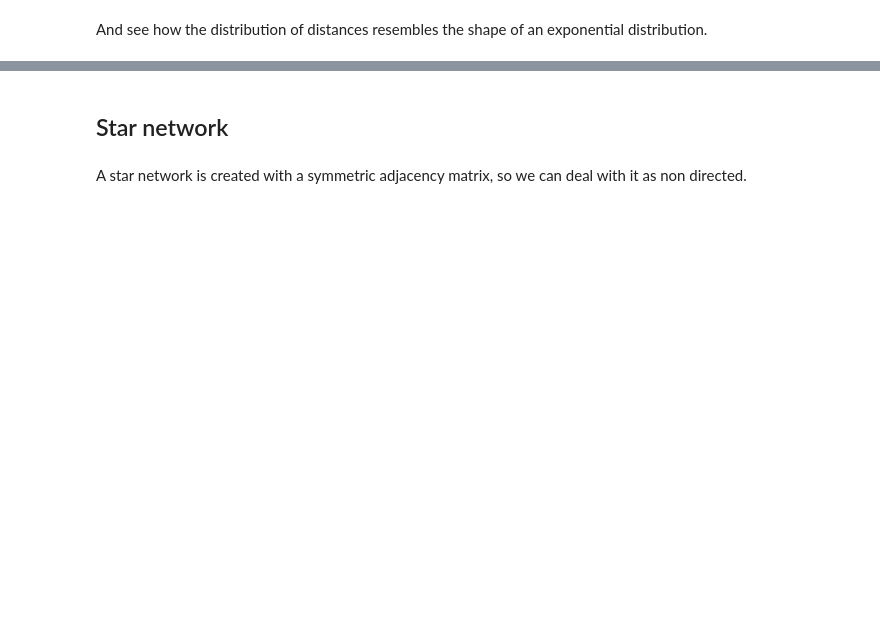
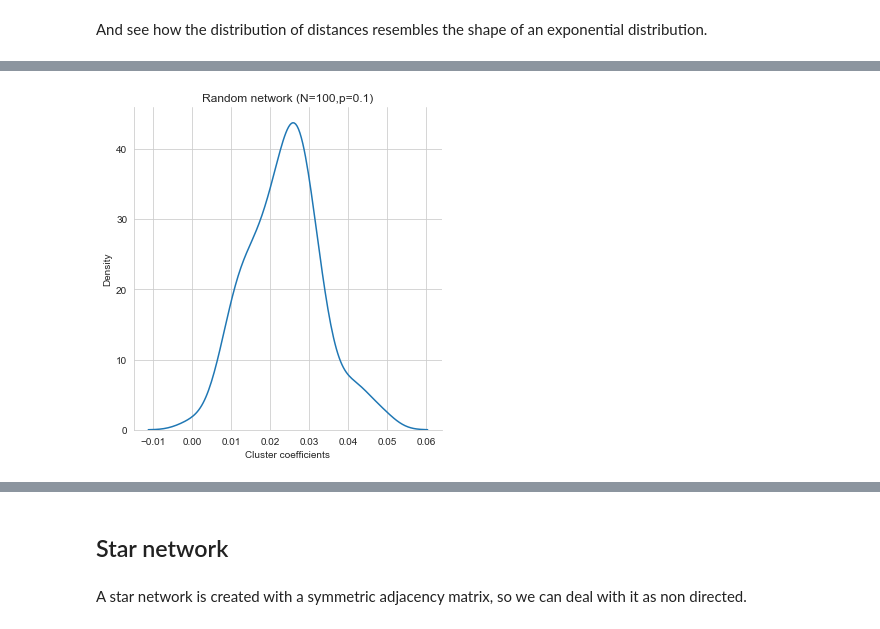
Before and after one commit to jadianes/pycomplexnet, a Jupyter notebook: notebooks/generators.ipynb, the cells around one changed output, grey strips where cells are left out. Saved outputs shown, nothing was run; the diff lists cells and outputs as text; code cells hidden in the pictures; blank space fills up the shorter version.

```diff
--- a/notebooks/generators.ipynb
+++ b/notebooks/generators.ipynb
@@ -77,0 +78,10 @@ g.set(xlabel='Number of triangles',
+# %%
+plt.rcParams['figure.figsize'] = (5,4)
+cluster_coeffs = [
+    net.get_clustering_coeff(i) for i in range(0,RANDOM_NET_N_NODES)
+]
+g = sns.displot([d for d in cluster_coeffs if d is not np.Inf], kind='kde')
+g.set(xlabel='Cluster coefficients',
+     title="Random network (N={},p={})".format(RANDOM_NET_N_NODES,RANDOM_NET_P));
+# %% [output]
+[figure, added]
```
Also changed, not shown: parts of 14 cells of this notebook, 2 other files.
